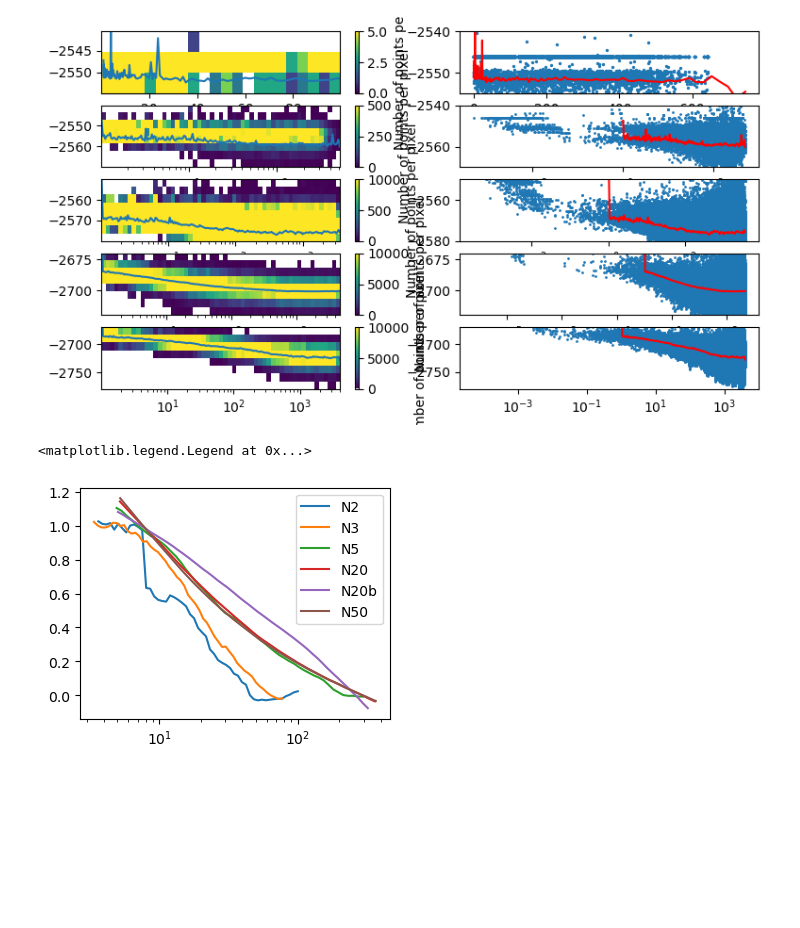
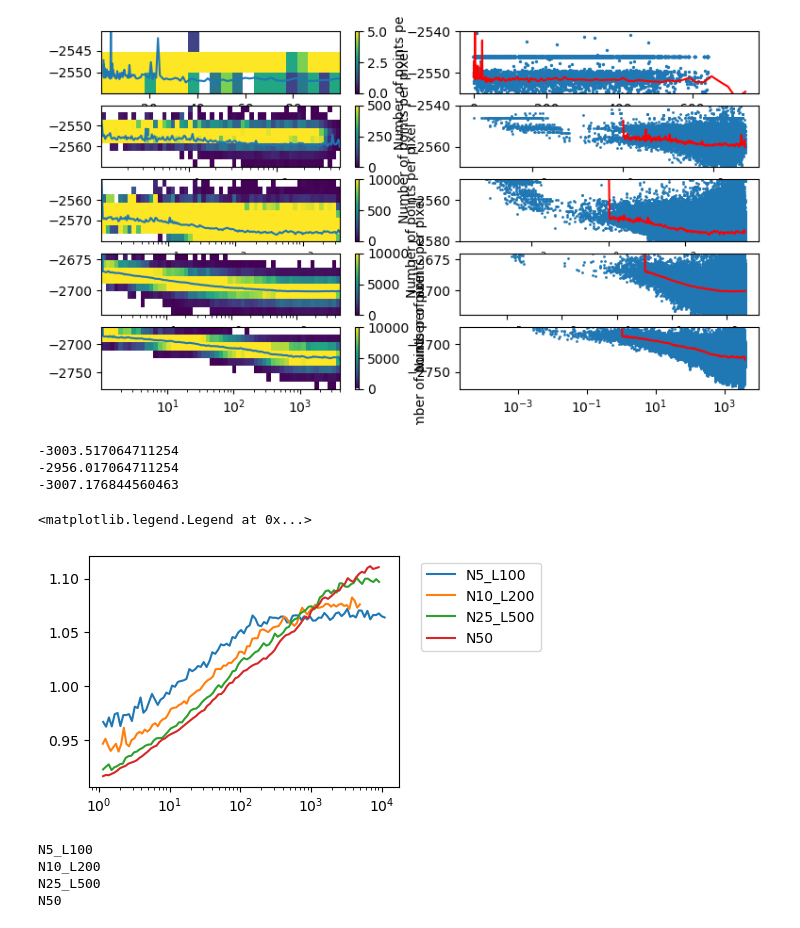
Before and after one commit to HugoLeRoy94/Analyze, a Jupyter notebook: equilibration_time/N_linker_analyze.ipynb, the cells around one changed output. Saved outputs shown, nothing was run; the diff lists cells and outputs as text; code cells hidden in the pictures; blank space fills up the shorter version.

```diff
--- a/equilibration_time/N_linker_analyze.ipynb
+++ b/equilibration_time/N_linker_analyze.ipynb
@@ -14,0 +14,7 @@ N = [2,3,5,20,20,50]
+# %%
+NAMEs = ['N3','N5','N10','N20','N30','N50','N5_L100','N10_L447','N25_L707','N10_L200','N25_L500']
+N = [3,5,10,20,30,50,5,10,25,10,25]
+L = [10**3,10**3,10**3,10**3,10**3,10**3,100,447,707,200,500]
+NAMEs = ['N5_L100','N10_L200','N25_L500','N50']
+N = [5,10,25,50]
+L = [100,200,500,1000]
@@ -14,0 +23,9 @@ N = [2,3,5,20,20,50]
+# %%
+Entropies = list()
+for name in NAMEs:
+    print(name)
+    Entropies.append(Data_Treatement(media+name+'.hdf',data_type='Entropy'))
+for NRG in Entropies:
+    NRG.average(num_bins=100,log_scale=True)
+for nrg in Entropies:
+    print(nrg.attributes['kdiff'])
@@ -70,17 +84,52 @@ for n,nrg in enumerate(NRGs[1:]):
     ax.plot(NRGs[n+1].binned_time,NRGs[n+1].average_data,color='red')
 # %% [output]
 [figure]
+# %%
+Fmax = lambda N,L, E : -1.5*((N-1)*np.log(3*(N-1)/(2*np.pi*L)) -  1)-L*np.log(4*np.pi)+E*N
+Fmin = lambda N,L,E :  -1.5*(N-1)*(np.log(3*(N-1)/(2*np.pi*L)) - 2/3)-L*np.log(4*np.pi)+E*N
+Finitial = lambda N,L,E: E*N - 1.5*((N-1)*np.log((3*(N+1))/(2*np.pi*L))  - (N+1)/(2*(N-1)))#-2*np.log(4*np.pi)
+#Finitial = lambda N,L,E: E*N - 1.5*((N-1)*np.log((3*(N+1))/(2*np.pi*L))) - (N-1)
+#Finitial = lambda N,L,E: E*N - 1.5*(N-1)*(np.log((3*(N+1))/(np.pi*L))  - 1)
+#Finitial = lambda N,L,E: E*N - 1.5*((N-1)*np.log((3*(N))/(2*np.pi*L))  - (N-1)/(2*(N)))-np.log(4*np.pi)
+Sfree = lambda L : L*np.log(4*np.pi)
+print(Fmax(50,1000,-15))
+print(Fmin(50,1000,-15))
+print(Finitial(50,1000,-15) -1000*np.log(4*np.pi))
+# %% [output]
+-3003.517064711254
+-2956.017064711254
+-3007.176844560463
 # %%
 fig,ax = plt.subplots(ncols=1,figsize=(4,3))
-i = 4
-for n,NRG in enumerate(NRGs):#[i:i+1]):
+i = 1
+n=0
+for Entropy,NRG in zip(Entropies,NRGs):#[i:i+1]):
     #ax[0].plot(NRG.binned_time,NRG.average_data/NRG.attributes['ell_tot'],label=NAMEs[n])
     #X,Y =NRG.binned_time,NRG.average_data
-    X,Y = NRG.curate_data(10,-20,window_size=20)
-    ax.plot(X,Y,label=NAMEs[n])
+    #X,Y = NRG.curate_data(1,-1,window_size=10)
+    X,Y = NRG.binned_time[1:],NRG.average_data[1:]-Entropy.average_data[1:]
+    #ax.plot(X[i:],(Y[i:]-min(Y[i:]))/(max(Y[i:])-min(Y[i:])),label=NAMEs[n])
+    ax.plot(X,(Y+Sfree(L[n]))/Finitial(N[n],L[n],-15),label=NAMEs[n])
+    n+=1
 ax.set_xscale('log')
-#ax.set_ylim(-0.1,1.1)
-ax.legend()
+#ax.set_ylim(-3.1,-2.9)
+ax.legend(loc='upper left', bbox_to_anchor=(1.05, 1))
+#ax.scatter(time_shift,[0 for _ in range(time_shift.shape[0])])
 # %% [output]
 <matplotlib.legend.Legend at 0x...>
-[figure, old version]
+[figure, new version]
+# %%
+NAMEs = ['N5_L100','N10_L200','N25_L500','N50']
+N = [5,10,25,50]
+L = [100,200,500,1000]
+Clusters = list()
+for name in NAMEs:
+    print(name)
+    Clusters.append(Data_Treatement(media+name+'.hdf',data_type='cluster'))
+for cluster in Clusters:
+    cluster.average(num_bins=100,log_scale=True)
+# %% [output]
+N5_L100
+N10_L200
+N25_L500
+N50
```
Also changed, not shown: parts of 12 cells of this notebook, 7 other files.
